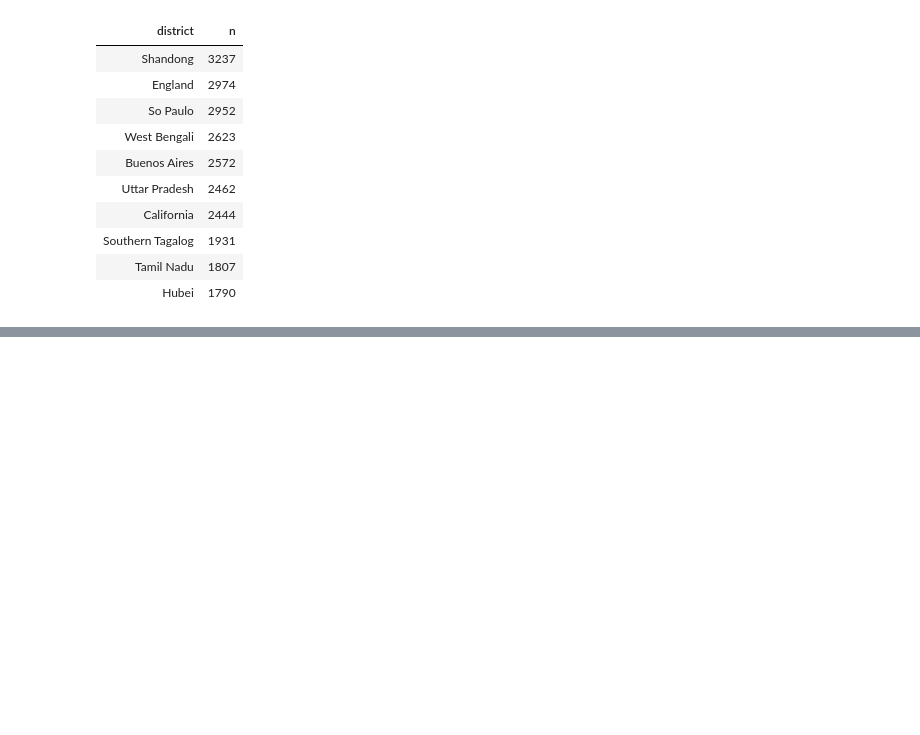
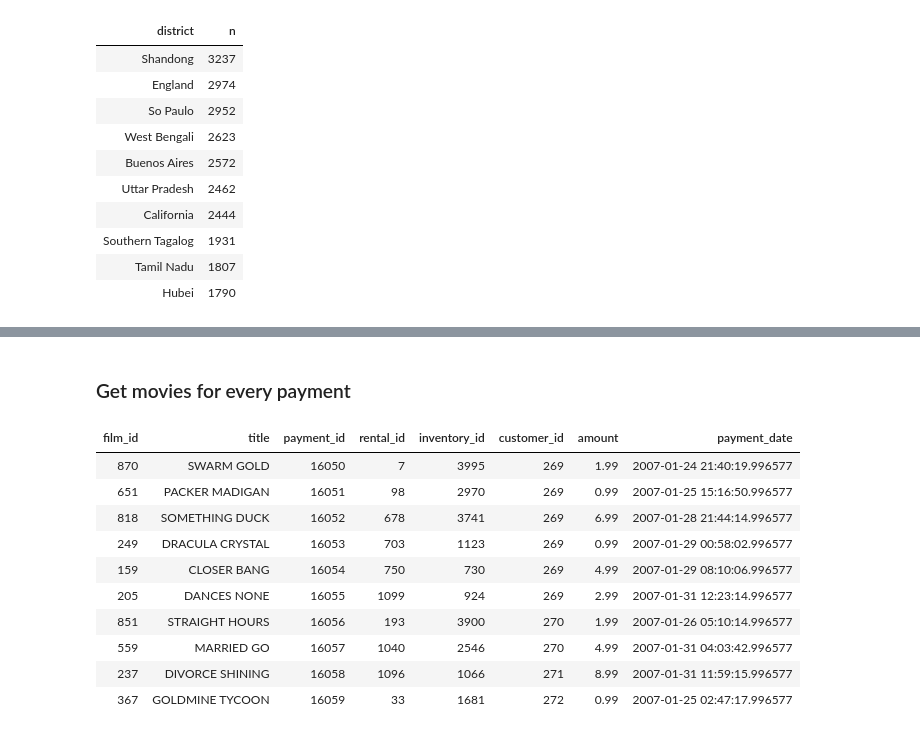
Before and after one commit to eslamdyab21/Knowledge-Hub, a Jupyter notebook: Courses/Udacity-DWH/3NF-2-Star/notebook.ipynb, the cells around one changed output, grey strips where cells are left out. Cells and saved outputs as stored; diff of their text form; code cells hidden in the pictures; blank space fills up the shorter version.

```diff
--- a/Courses/Udacity-DWH/3NF-2-Star/notebook.ipynb
+++ b/Courses/Udacity-DWH/3NF-2-Star/notebook.ipynb
@@ -193,0 +250,24 @@ select_query(where)
+# %% [markdown]
+### Get movies for every payment
+# %%
+query = ("""
+    select f.film_id, f.title, p.payment_id, p.rental_id, i.inventory_id, p.customer_id, p.amount, p.payment_date
+    from payment p
+    join rental r on (p.rental_id = r.rental_id)
+    join inventory i on (r.inventory_id = i.inventory_id)
+    join film f on (i.film_id = f.film_id)
+    limit 10;
+""")
+select_query(query)
+# %% [output]
+| film_id | title | payment_id | rental_id | inventory_id | customer_id | amount | payment_date |
+| 870 | SWARM GOLD | 16050 | 7 | 3995 | 269 | 1.99 | 2007-01-24 21:40:19.996577 |
+| 651 | PACKER MADIGAN | 16051 | 98 | 2970 | 269 | 0.99 | 2007-01-25 15:16:50.996577 |
+| 818 | SOMETHING DUCK | 16052 | 678 | 3741 | 269 | 6.99 | 2007-01-28 21:44:14.996577 |
+| 249 | DRACULA CRYSTAL | 16053 | 703 | 1123 | 269 | 0.99 | 2007-01-29 00:58:02.996577 |
+| 159 | CLOSER BANG | 16054 | 750 | 730 | 269 | 4.99 | 2007-01-29 08:10:06.996577 |
+| 205 | DANCES NONE | 16055 | 1099 | 924 | 269 | 2.99 | 2007-01-31 12:23:14.996577 |
+| 851 | STRAIGHT HOURS | 16056 | 193 | 3900 | 270 | 1.99 | 2007-01-26 05:10:14.996577 |
+| 559 | MARRIED GO | 16057 | 1040 | 2546 | 270 | 4.99 | 2007-01-31 04:03:42.996577 |
+| 237 | DIVORCE SHINING | 16058 | 1096 | 1066 | 271 | 8.99 | 2007-01-31 11:59:15.996577 |
+| 367 | GOLDMINE TYCOON | 16059 | 33 | 1681 | 272 | 0.99 | 2007-01-25 02:47:17.996577 |
```
Also changed, not shown: parts of 8 cells of this notebook.
